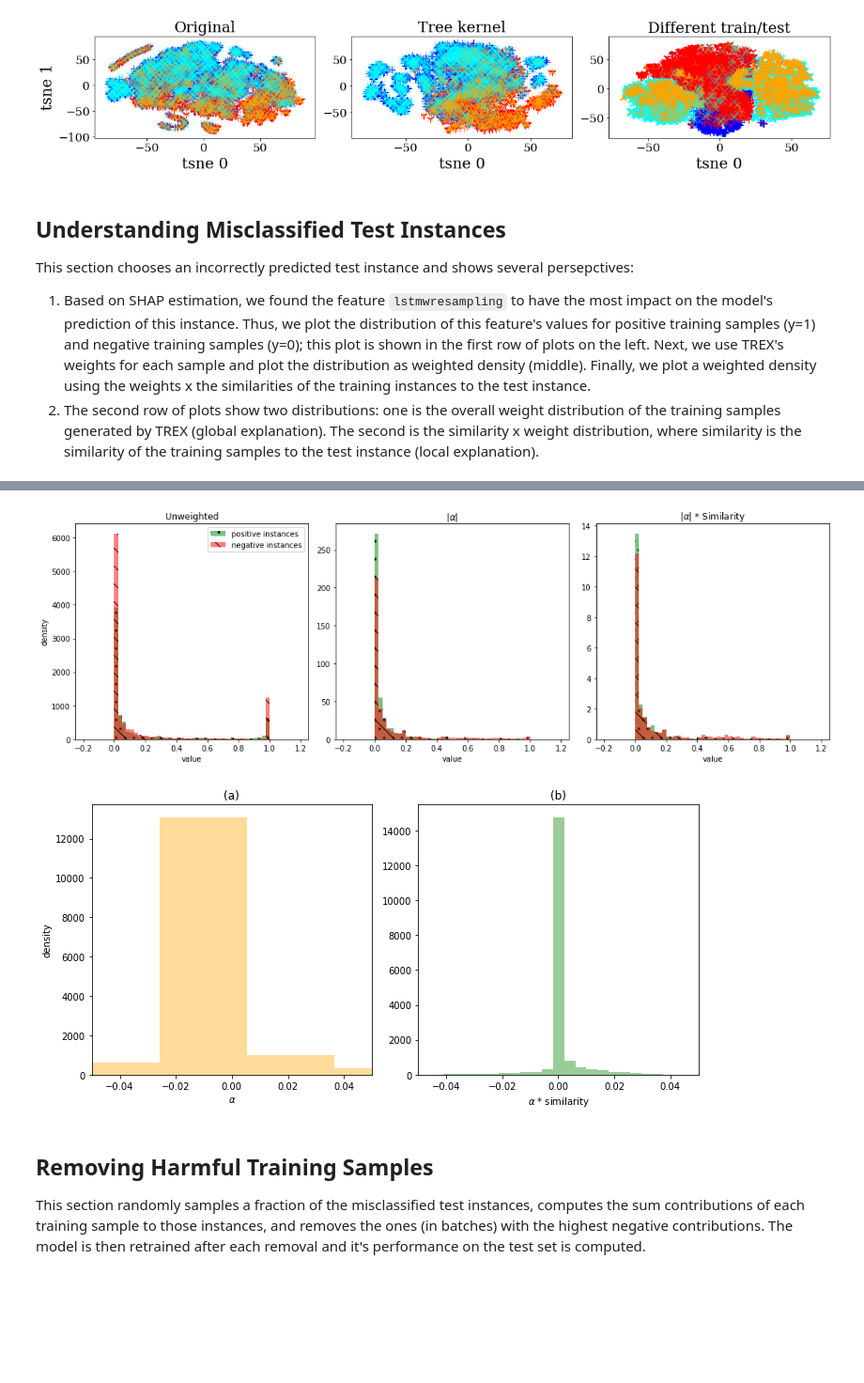
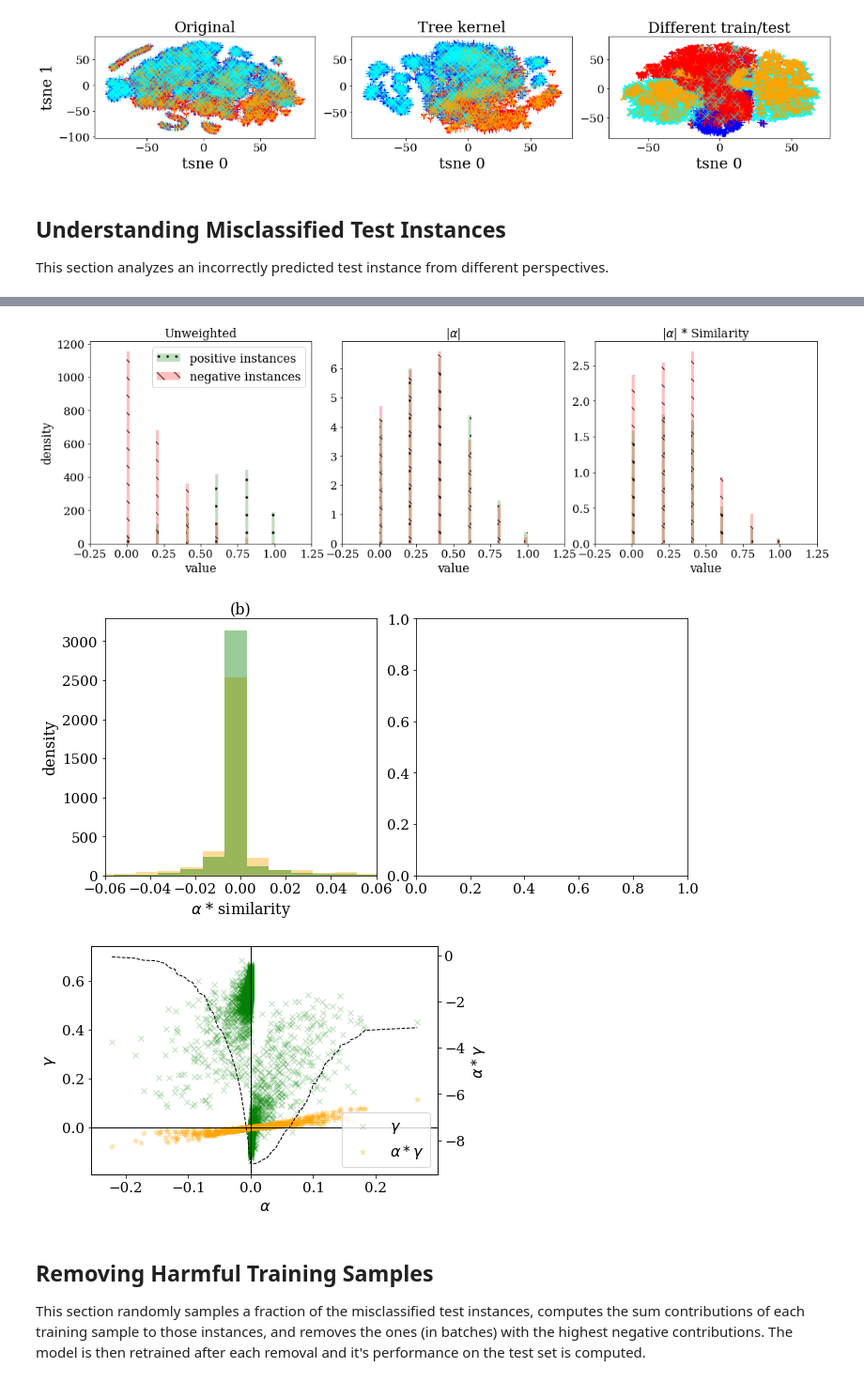
Before and after one commit to jjbrophy47/trex, a Jupyter notebook: experiments/notebooks/medifor.ipynb, the cells around one changed output, grey strips where cells are left out. Shown: that part at 94% size. Cells and saved outputs as stored; diff of their text form; code cells hidden in the pictures; blank space fills up the shorter version.

```diff
--- a/experiments/notebooks/medifor.ipynb
+++ b/experiments/notebooks/medifor.ipynb
@@ -102,20 +93,22 @@ args.data_dir=data_dir
 plot_clustering.main(args)
 # %% [output]
 [figure]
-# %% [markdown]
-## Understanding Misclassified Test Instances
-This section chooses an incorrectly predicted test instance and shows several persepctives:
-1. Based on SHAP estimation, we found the feature `lstmwresampling` to have the most impact on the model's prediction of this instance. Thus, we plot the distribution of this feature's values for positive training samples (y=1) and negative training samples (y=0); this plot is shown in the first row of plots on the left. Next, we use TREX's weights for each sample and plot the distribution as weighted density (middle). Finally, we plot a weighted density using the weights x the similarities of the training instances to the test instance.
-2. The second row of plots show two distributions: one is the overall weight distribution of the training samples generated by TREX (global explanation). The second is the similarity x weight distribution, where similarity is the similarity of the training samples to the test instance (local explanation).
+# %% [markdown]
+## Understanding Misclassified Test Instances
+This section analyzes an incorrectly predicted test instance from different perspectives.
 # %%
 args = misclassification.Args()
-args.dataset='mfc18_mfc19'
+args.dataset='nc17_mfc18'
 args.tree_type=tree_type
 args.tree_kernel=tree_kernel
 args.data_dir=data_dir
-args.xlim=0.05
-args.max_bins=40
+args.xlim=0.06
+args.max_bins=50
 args.kde=False
-args.rs=1
+args.overlay=True
+args.topk=1
+args.pos_pred=False
+args.alpha=0.25
+args.rs=2
 misclassification.main(args)
 # %% [output]
@@ -141,5 +132,6 @@ rebroadcastcnn, index: 11, val: 1.0, shap val: 2.5747269911979833
-[figure, old version]
+[figure, new version]
-[figure, old version]
+[figure, new version]
+[figure, added]
 # %% [markdown]
 ## Removing Harmful Training Samples
 This section randomly samples a fraction of the misclassified test instances, computes the sum contributions of each training sample to those instances, and removes the ones (in batches) with the highest negative contributions. The model is then retrained after each removal and it's performance on the test set is computed.
```
Also changed, not shown: parts of 2 cells of this notebook, 11 other files.
